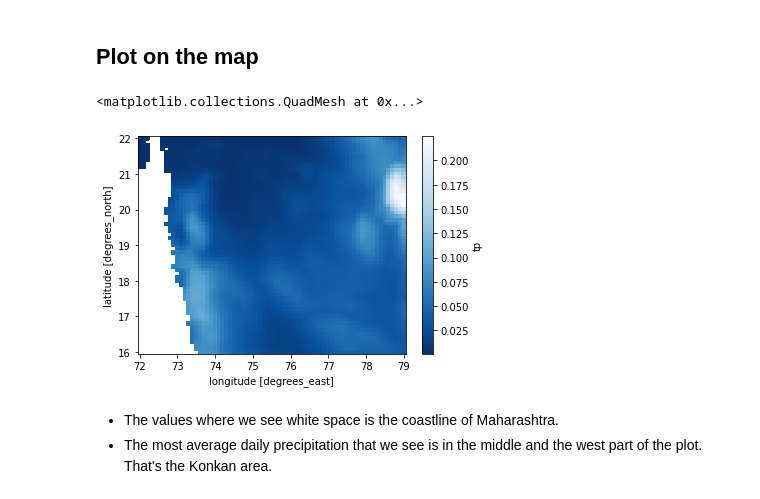
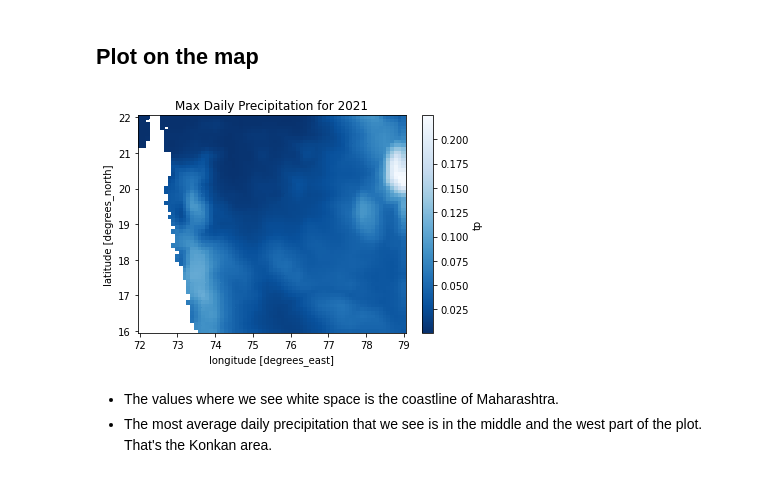
Before and after one commit to OmkarMehta/climate-data-science, a Jupyter notebook: Project/milestone2.ipynb, the cells around one changed output. Cells and saved outputs as stored; diff of their text form; code cells hidden in the pictures.

```diff
--- a/Project/milestone2.ipynb
+++ b/Project/milestone2.ipynb
@@ -291,9 +326,10 @@ Coordinates:
 ## Plot on the map
 # %%
 tp_2021_max.plot(cmap='Blues_r')
+plt.title('Max Daily Precipitation for 2021')
+plt.show()
 # %% [output]
-<matplotlib.collections.QuadMesh at 0x...>
-[figure, old version]
+[figure, new version]
 # %% [markdown]
 - The values where we see white space is the coastline of Maharashtra.
 - The most average daily precipitation that we see is in the middle and the west part of the plot. That's the Konkan area.
```
Also changed, not shown: parts of 23 cells of this notebook, 31 other files.
